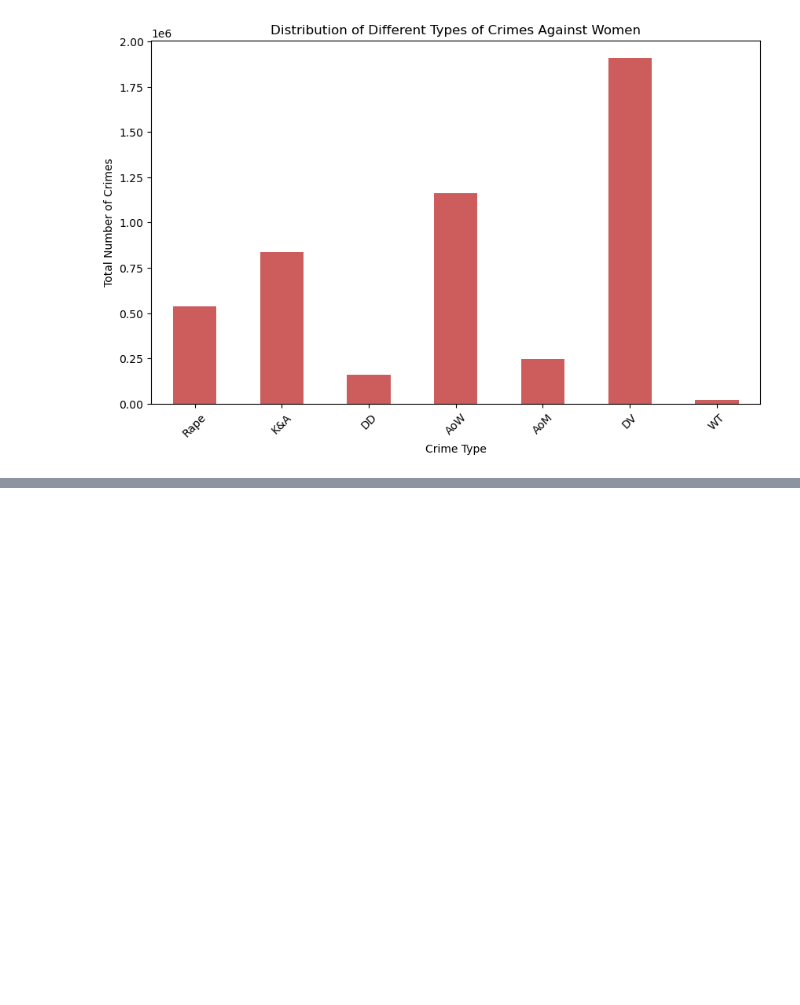
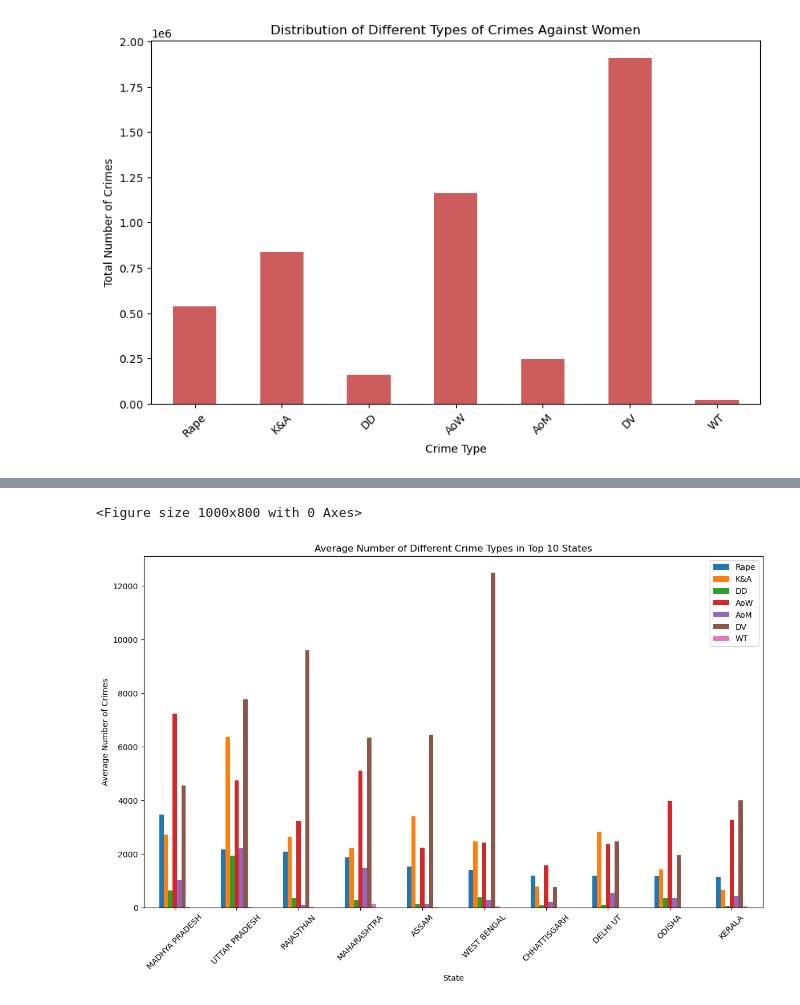
Before and after one commit to sandeepgalipelli/CrimeAgainstWomen, a Jupyter notebook: CrimeAgainstWoman.ipynb, the cells around one changed output, grey strips where cells are left out. Drawn from its saved outputs; the diff is of its cells as text; code cells hidden in the pictures; blank space fills up the shorter version.

```diff
--- a/CrimeAgainstWoman.ipynb
+++ b/CrimeAgainstWoman.ipynb
@@ -205,6 +230,12 @@ plt.show()
 # %% [output]
 [figure]
 # %%
-top_states_mean_crime = crimeAw.groupby('State').mean().sort_values(by='Rape', ascending=False)
-top_states_mean_crime
+top_states_mean_crime = crimeAw.drop('Year',axis=1).groupby('State').mean().nlargest(10,'Rape').sort_values(by='Rape', ascending=False)
+plt.figure(figsize=(10, 8))
+top_states_mean_crime.plot(kind='bar', figsize=(14, 8))
+plt.title('Average Number of Different Crime Types in Top 10 States')
+plt.xlabel('State')
+plt.ylabel('Average Number of Crimes')
+plt.xticks(rotation=45)
+plt.show()
 # %% [output]
@@ -228,0 +242,2 @@ top_states_mean_crime
+<Figure size 1000x800 with 0 Axes>
+[figure, added]
```
Also changed, not shown: parts of 4 cells of this notebook.
